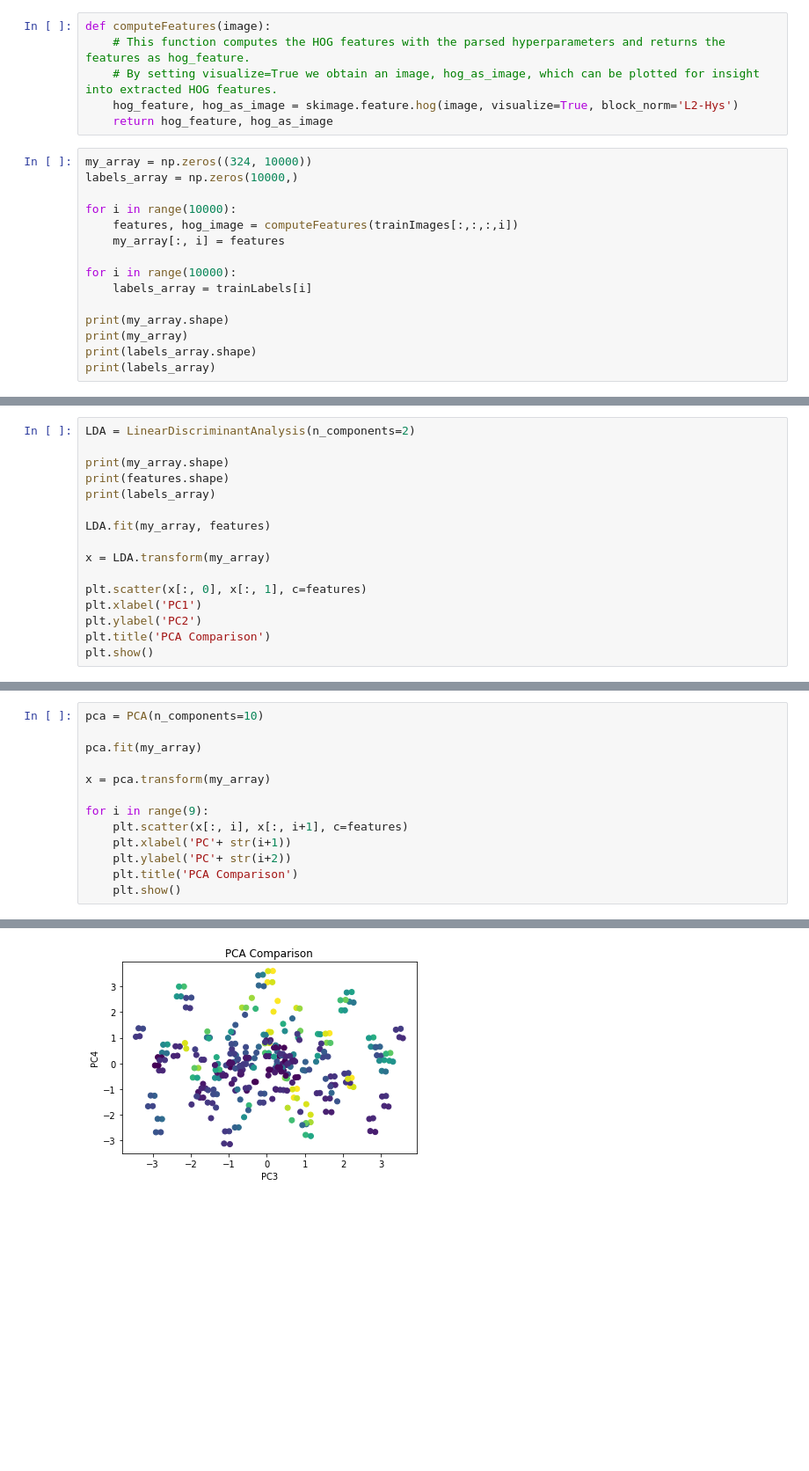
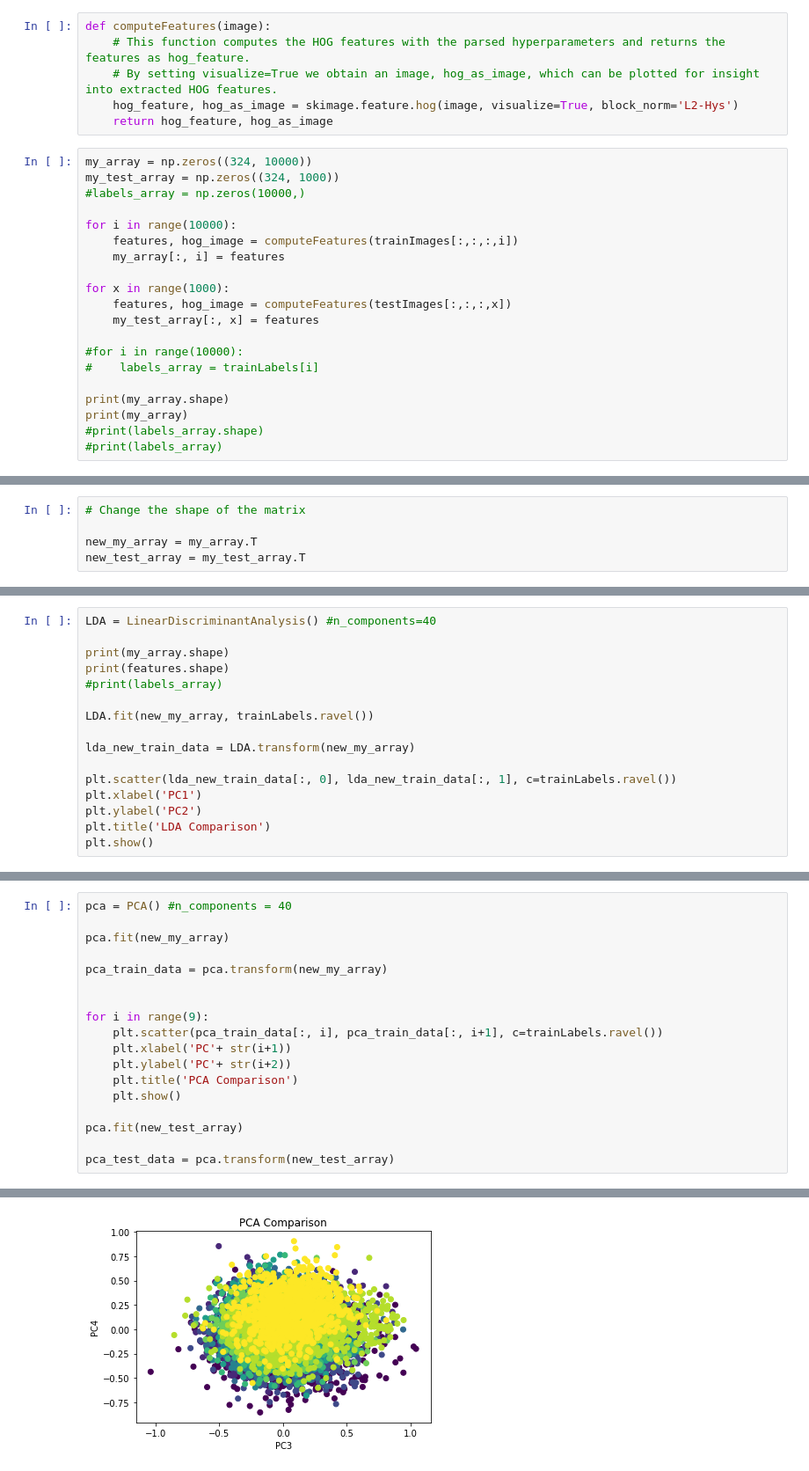
Before and after one commit to codingWithAndy/CSCM45-Big_Data_and_Machine_Learning, a Jupyter notebook: Assignment/Assignment 2.ipynb, the cells around one changed output, grey strips where cells are left out. Shown at 88% size. Drawn from its saved outputs; the diff is of its cells as text; blank space fills up the shorter version.

```diff
--- a/Assignment/Assignment 2.ipynb
+++ b/Assignment/Assignment 2.ipynb
@@ -30,19 +33,24 @@ def computeFeatures(image):
     return hog_feature, hog_as_image
 # %%
 my_array = np.zeros((324, 10000))
-labels_array = np.zeros(10000,)
+my_test_array = np.zeros((324, 1000))
+#labels_array = np.zeros(10000,)
 
 for i in range(10000):
     features, hog_image = computeFeatures(trainImages[:,:,:,i])
     my_array[:, i] = features
 
-for i in range(10000):
-    labels_array = trainLabels[i]
+for x in range(1000):
+    features, hog_image = computeFeatures(testImages[:,:,:,x])
+    my_test_array[:, x] = features
+
+#for i in range(10000):
+#    labels_array = trainLabels[i]
 
 print(my_array.shape)
 print(my_array)
-print(labels_array.shape)
-print(labels_array)
+#print(labels_array.shape)
+#print(labels_array)
 # %% [output]
 (324, 10000)
 [[0.00635811 0.01920765 0.01217736 ... 0.04490437 0.21252506 0.02293872]
@@ -60,0 +63,5 @@ numpy.ndarray
+# %%
+# Change the shape of the matrix
+
+new_my_array = my_array.T
+new_test_array = my_test_array.T
@@ -61,18 +72,18 @@ numpy.ndarray
 # %%
-LDA = LinearDiscriminantAnalysis(n_components=2)
+LDA = LinearDiscriminantAnalysis() #n_components=40
 
 print(my_array.shape)
 print(features.shape)
-print(labels_array)
+#print(labels_array)
 
-LDA.fit(my_array, features)
+LDA.fit(new_my_array, trainLabels.ravel())
 
-x = LDA.transform(my_array)
+lda_new_train_data = LDA.transform(new_my_array)
 
-plt.scatter(x[:, 0], x[:, 1], c=features)
+plt.scatter(lda_new_train_data[:, 0], lda_new_train_data[:, 1], c=trainLabels.ravel())
 plt.xlabel('PC1')
 plt.ylabel('PC2')
-plt.title('PCA Comparison')
+plt.title('LDA Comparison')
 plt.show()
 # %% [output]
 (324, 10000)
@@ -85,14 +92,19 @@ ValueError: Unknown label type: (array([0.02293872, 0.02055349, 0.00089031, 0.00
 # %%
-pca = PCA(n_components=10)
+pca = PCA() #n_components = 40
 
-pca.fit(my_array)
+pca.fit(new_my_array)
 
-x = pca.transform(my_array)
+pca_train_data = pca.transform(new_my_array)
+
 
 for i in range(9):
-    plt.scatter(x[:, i], x[:, i+1], c=features)
+    plt.scatter(pca_train_data[:, i], pca_train_data[:, i+1], c=trainLabels.ravel())
     plt.xlabel('PC'+ str(i+1))
     plt.ylabel('PC'+ str(i+2))
     plt.title('PCA Comparison')
     plt.show()
+
+pca.fit(new_test_array)
+
+pca_test_data = pca.transform(new_test_array)
 # %% [output]
@@ -101 +113 @@ for i in range(9):
-[figure, old version]
+[figure, new version]
```
Also changed, not shown: parts of 12 cells of this notebook, 3 other files.
